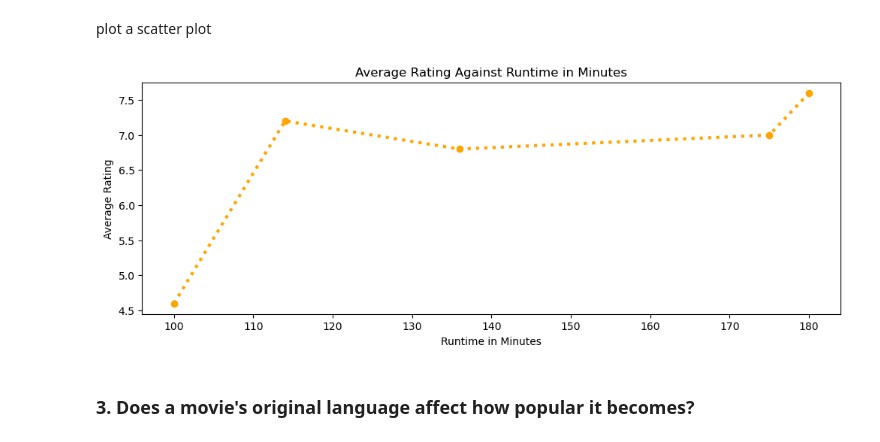
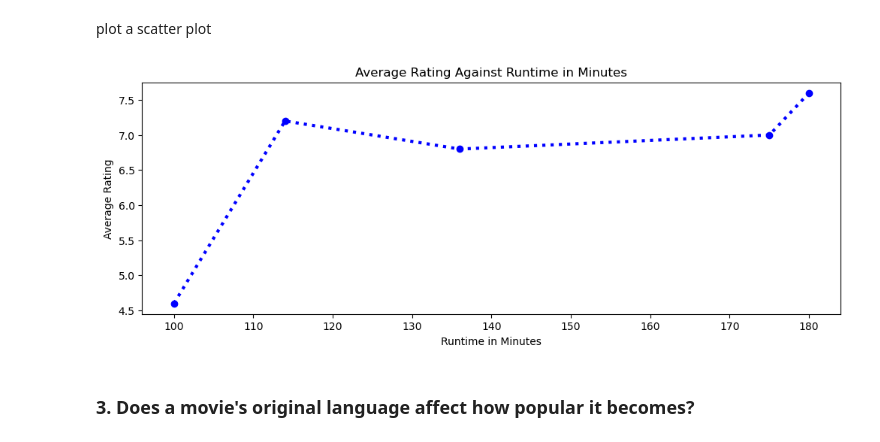
Before and after one commit to idatonui/Microsoft-Movie-Studio-Insights, a Jupyter notebook: Index.ipynb, the cells around one changed output. Cells and saved outputs as stored; diff of their text form; code cells hidden in the pictures.

```diff
--- a/Index.ipynb
+++ b/Index.ipynb
@@ -620,26 +618,26 @@ plot a scatter plot
 # %%
 
 #plotting a line graph
 fig, ax = plt.subplots(figsize = (12,4))
 
 #declaring sorted values to data2
 sorted_runtime = merged_movies_info.head(10).sort_values(by='runtime_minutes', ascending = False)
 #dropping duplicate genre values
 sorted_genres = sorted_runtime.drop_duplicates(subset='genres').head()
 
 #declaring x and y axis
 x = sorted_genres['runtime_minutes']
 y = sorted_genres['averagerating']
 
 #labelling axis and title
 ax.set_xlabel('Runtime in Minutes')
 ax.set_ylabel('Average Rating')
 ax.set_title('Average Rating Against Runtime in Minutes')
 
 #plotting
-ax.plot(x,y, color = 'orange', ls=':', lw = 3, marker = 'o');
+ax.plot(x,y, color = 'blue', ls=':', lw = 3, marker = 'o');
 # %% [output]
-[figure, old version]
+[figure, new version]
 # %% [markdown]
 
 ### 3. Does a movie's original language affect how popular it becomes?
```
Also changed, not shown: parts of 4 cells of this notebook.
